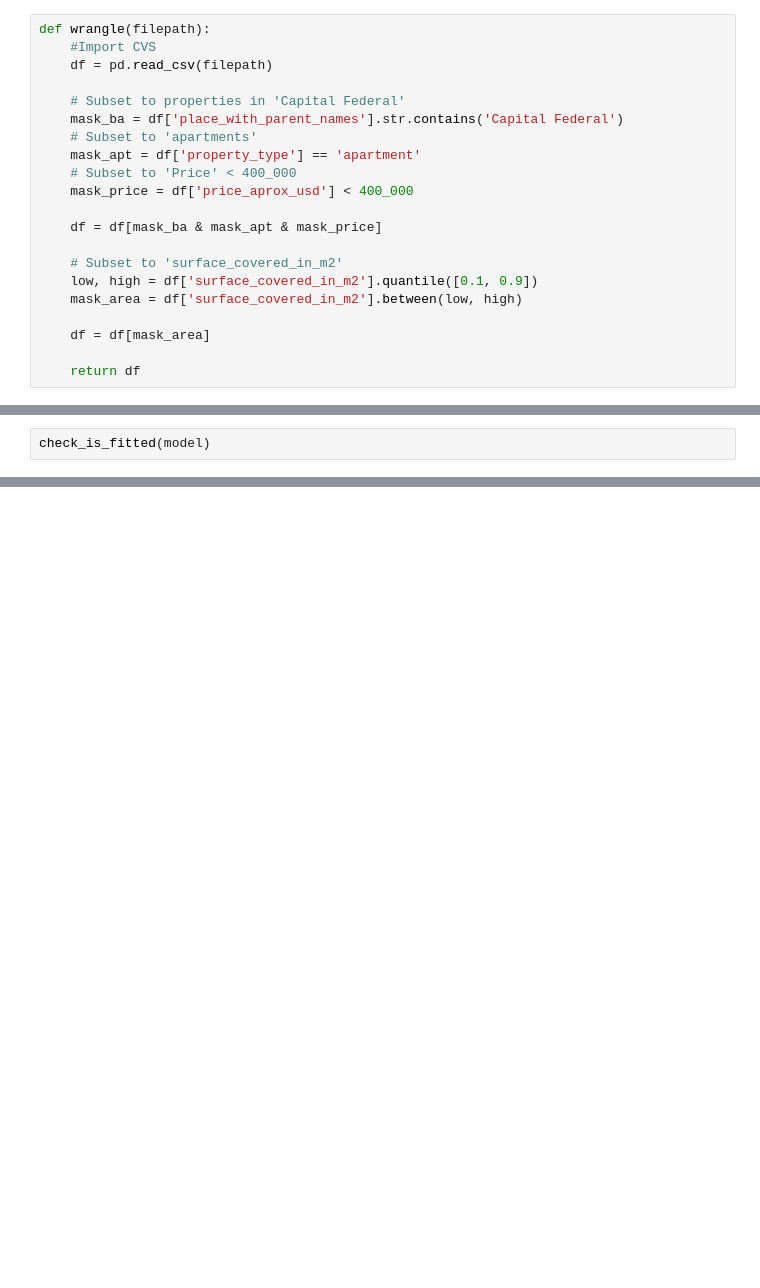
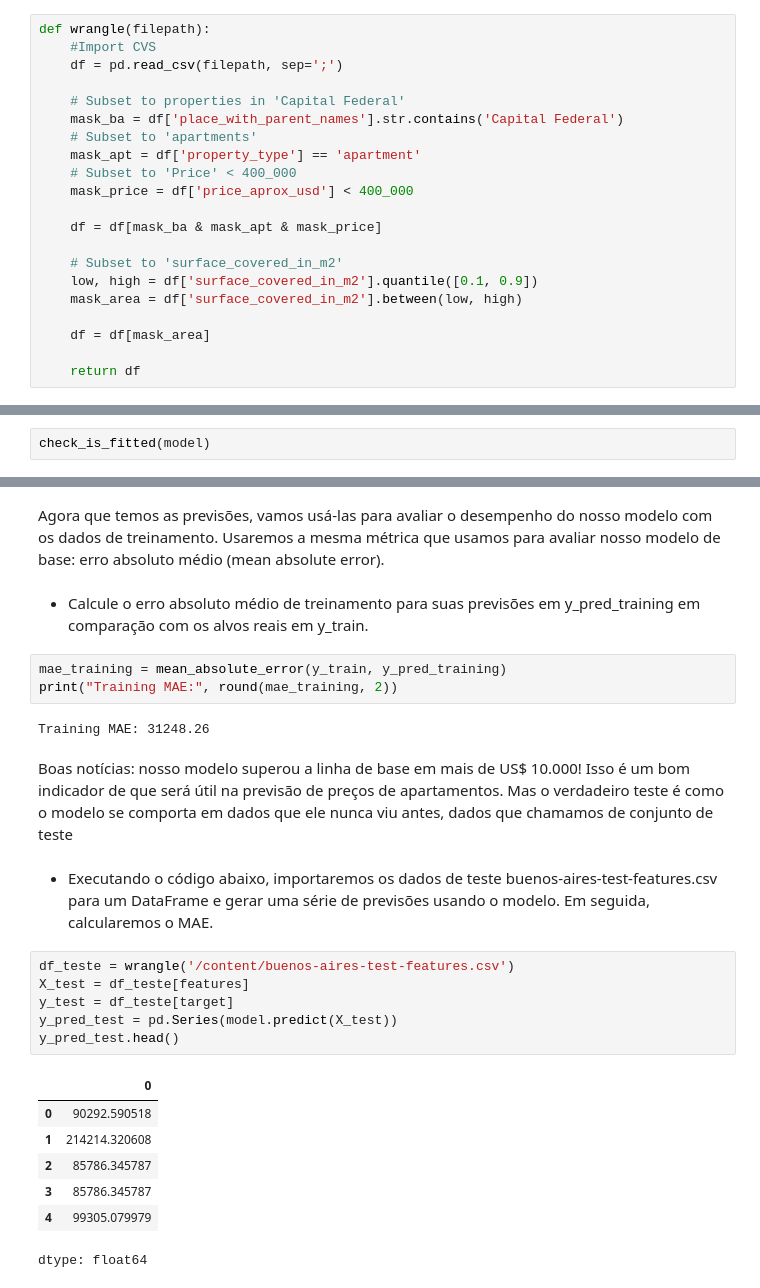
Before and after one commit to filipebvs/projetos_analise_de_dados, a Jupyter notebook: previsao_de_precos.ipynb, the cells around one changed output, grey strips where cells are left out. Saved outputs shown, nothing was run; the diff lists cells and outputs as text; blank space fills up the shorter version.

Commit message:
Inicia a seção Evaluate, treina o modelo, avalia desempenho com dados de teste, finaliza seção Evaluate

```diff
--- a/previsao_de_precos.ipynb
+++ b/previsao_de_precos.ipynb
@@ -56,7 +56,7 @@ A função `wrangle(filepath)` tem como objetivo importar e filtrar os dados de
 # %%
 def wrangle(filepath):
     #Import CVS
-    df = pd.read_csv(filepath)
+    df = pd.read_csv(filepath, sep=';')
 
     # Subset to properties in 'Capital Federal'
     mask_ba = df['place_with_parent_names'].str.contains('Capital Federal')
@@ -191,0 +204,27 @@ check_is_fitted(model)
+# %% [markdown]
+Agora que temos as previsões, vamos usá-las para avaliar o desempenho do nosso modelo com os dados de treinamento. Usaremos a mesma métrica que usamos para avaliar nosso modelo de base: erro absoluto médio (mean absolute error).
+# %% [markdown]
+* Calcule o erro absoluto médio de treinamento para suas previsões em y_pred_training em comparação com os alvos reais em y_train.
+# %%
+mae_training = mean_absolute_error(y_train, y_pred_training)
+print("Training MAE:", round(mae_training, 2))
+# %% [output]
+Training MAE: 31248.26
+# %% [markdown]
+Boas notícias: nosso modelo superou a linha de base em mais de US\$ 10.000! Isso é um bom indicador de que será útil na previsão de preços de apartamentos. Mas o verdadeiro teste é como o modelo se comporta em dados que ele nunca viu antes, dados que chamamos de conjunto de teste
+# %% [markdown]
+* Executando o código abaixo, importaremos os dados de teste buenos-aires-test-features.csv para um DataFrame e gerar uma série de previsões usando o modelo. Em seguida, calcularemos o MAE.
+# %%
+df_teste = wrangle('/content/buenos-aires-test-features.csv')
+X_test = df_teste[features]
+y_test = df_teste[target]
+y_pred_test = pd.Series(model.predict(X_test))
+y_pred_test.head()
+# %% [output]
+|  | 0 |
+| 0 | 90292.590518 |
+| 1 | 214214.320608 |
+| 2 | 85786.345787 |
+| 3 | 85786.345787 |
+| 4 | 99305.079979 |
+dtype: float64
```
Also changed, not shown: parts of 6 cells of this notebook.
